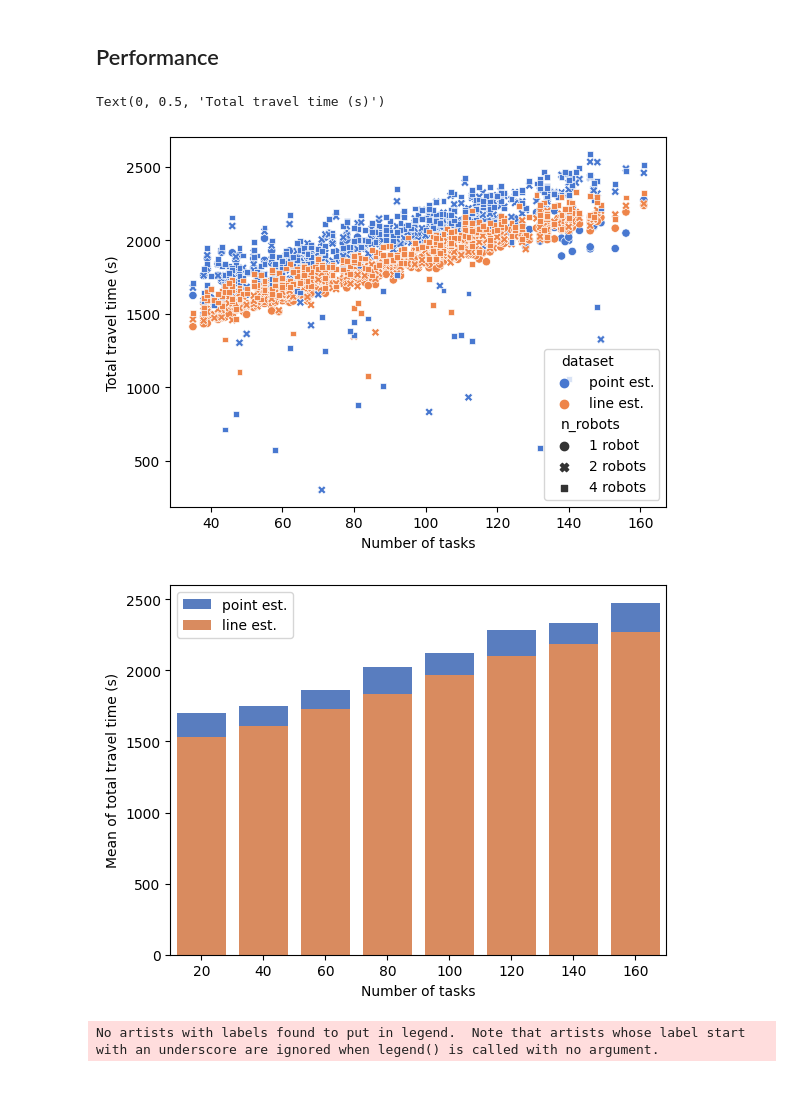
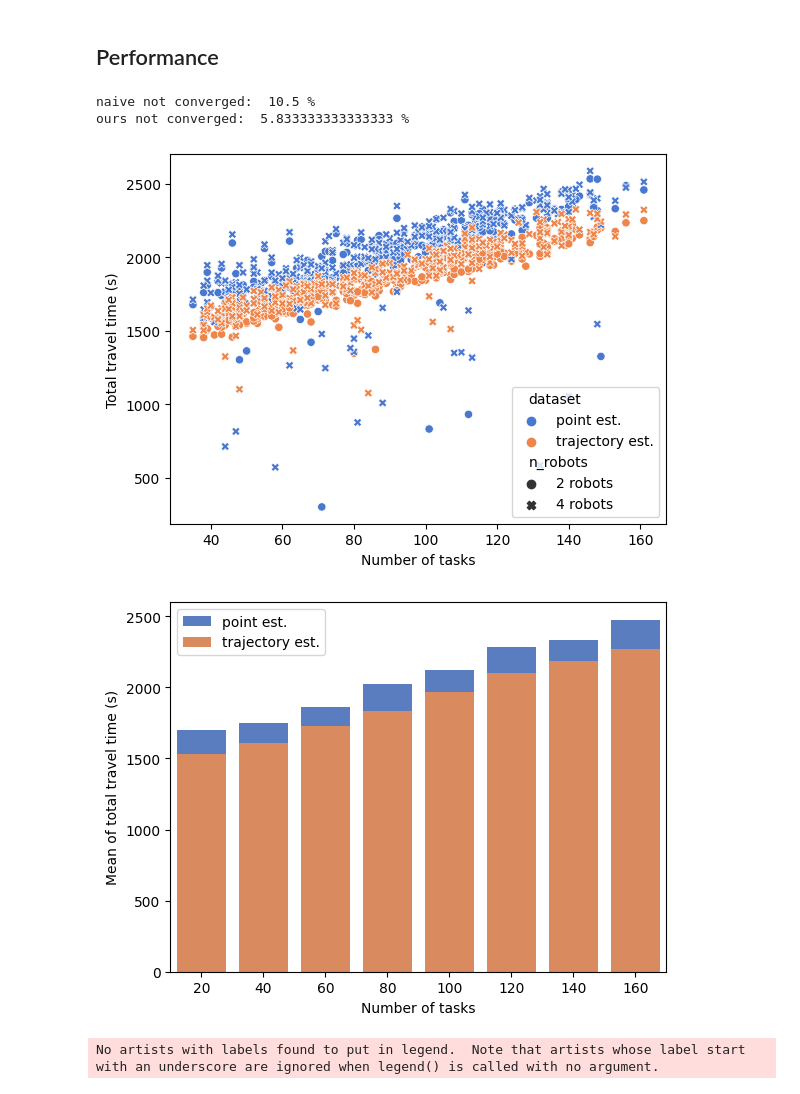
Before and after one commit to kasperg3/trajallocpy, a Jupyter notebook: plot_benchmarks.ipynb, the cells around one changed output. Cells and saved outputs as stored; diff of their text form; code cells hidden in the pictures.

```diff
--- a/plot_benchmarks.ipynb
+++ b/plot_benchmarks.ipynb
@@ -3,39 +3,48 @@
 # %%
 import pandas as pd
 import seaborn as sns
 import matplotlib.pyplot as plt
 import numpy as np
 ours_naive = "benchmarks/AC300/ours_naive_1robots_infcapacity_AC300.csv"
 ours = "benchmarks/AC300/ours_1robots_infcapacity_AC300.csv"
 ours_naive_2r = "benchmarks/AC300/ours_naive_2robots_1200capacity_AC300.csv"
 ours_2r = "benchmarks/AC300/ours_2robots_1200capacity_AC300.csv"
 ours_naive_4r = "benchmarks/AC300/ours_naive_4robots_600capacity_AC300.csv"
 ours_4r = "benchmarks/AC300/ours_4robots_600capacity_AC300.csv"
 # Create an empty list to hold the dataframes
 ours_naive_df = pd.read_csv(ours_naive)
 ours_df = pd.read_csv(ours)
 ours_naive_2r_df = pd.read_csv(ours_naive_2r)
 ours_2r_df = pd.read_csv(ours_2r)
 ours_naive_4r_df = pd.read_csv(ours_naive_4r)
 ours_4r_df = pd.read_csv(ours_4r)
 
 concatenated = pd.concat(
     [
-        ours_naive_df.assign(dataset="point est.").assign(n_robots="1 robot"),
-        ours_df.assign(dataset="line est.").assign(n_robots="1 robot"),
+        # ours_naive_df.assign(dataset="point est.").assign(n_robots="1 robot"),
+        # ours_df.assign(dataset="trajectory est.").assign(n_robots="1 robot"),
         ours_naive_2r_df.assign(dataset="point est.").assign(n_robots="2 robots"),
-        ours_2r_df.assign(dataset="line est.").assign(n_robots="2 robots"),
+        ours_2r_df.assign(dataset="trajectory est.").assign(n_robots="2 robots"),
         ours_naive_4r_df.assign(dataset="point est.").assign(n_robots="4 robots"),
-        ours_4r_df.assign(dataset="line est.").assign(n_robots="4 robots"),
+        ours_4r_df.assign(dataset="trajectory est.").assign(n_robots="4 robots"),
     ]
 )
 sns.set_palette('muted')
 sns.scatterplot(data=concatenated, x="num_tasks", y="totalRouteCosts", hue="dataset", style="n_robots")
 plt.xlabel('Number of tasks')
 plt.ylabel('Total travel time (s)')
+
+
+not_converged = concatenated[concatenated['iterations'] == 200]
+naive_not_converged = not_converged[not_converged['dataset'] == "point est."]
+ours_not_converged = not_converged[not_converged['dataset'] == "trajectory est."]
+
+print("naive not converged: ", len(naive_not_converged.index) / len(concatenated[concatenated['dataset'] == "point est."].index) * 100, "%" )
+print("ours not converged: ", len(ours_not_converged.index) / len(concatenated[concatenated['dataset'] == "trajectory est."].index) * 100, "%")
 # %% [output]
-Text(0, 0.5, 'Total travel time (s)')
+naive not converged:  10.5 %
+ours not converged:  5.833333333333333 %
-[figure, old version]
+[figure, new version]
 # %%
 ours_naive_df = pd.read_csv("benchmarks/AC300/ours_naive_2robots_1200capacity_AC300.csv")
 ours_naive_1r_df = pd.read_csv("benchmarks/AC300/ours_naive_1robots_infcapacity_AC300.csv")
@@ -46,22 +55,22 @@ ours_4r_df = pd.read_csv("benchmarks/AC300/ours_4robots_600capacity_AC300.csv")
 
 df1 = pd.concat(
     [
-        ours_df.assign(dataset="line est.").assign(n_robots="1 robot"),
-        ours_df.assign(dataset="line est.").assign(n_robots="2 robots"),
-        ours_4r_df.assign(dataset="line est.").assign(n_robots="4 robots"),
+        ours_df.assign(dataset="trajectory est.").assign(n_robots="1 robot"),
+        ours_df.assign(dataset="trajectory est.").assign(n_robots="2 robots"),
+        ours_4r_df.assign(dataset="trajectory est.").assign(n_robots="4 robots"),
     ]
 )
 
 df2 = pd.concat(
     [
-        ours_naive_df.assign(dataset="point est.").assign(n_robots="1 robot"),
-        ours_naive_df.assign(dataset="point est.").assign(n_robots="2 robots"),
-        ours_naive_4r_df.assign(dataset="point est.").assign(n_robots="4 robots"),
+        ours_naive_df.assign(dataset="trajectory est.").assign(n_robots="1 robot"),
+        ours_naive_df.assign(dataset="trajectory est.").assign(n_robots="2 robots"),
+        ours_naive_4r_df.assign(dataset="trajectory est.").assign(n_robots="4 robots"),
     ]
 )
 
 # Combine the two DataFrames into one
-df = pd.concat([df1, df2], keys=['line est.', 'point est.']).reset_index()
+df = pd.concat([df1, df2], keys=['trajectory est.', 'point est.']).reset_index()
 
 # Divide the DataFrame into bins of size 5
 bins = range(20, 199, 20)
@@ -74,13 +83,13 @@ pivot_df = pd.pivot_table(df, values='totalRouteCosts', index='group', columns='
 # Create a stacked bar chart with error bars using seaborn
 
 sns.barplot(x=pivot_df.index, y=pivot_df['point est.'], color=(0.2823529411764706, 0.47058823529411764, 0.8156862745098039), label='point est.')
-sns.barplot(x=pivot_df.index, y=pivot_df['line est.'], color=(0.9333333333333333, 0.5215686274509804, 0.2901960784313726), label='line est.')
+sns.barplot(x=pivot_df.index, y=pivot_df['trajectory est.'], color=(0.9333333333333333, 0.5215686274509804, 0.2901960784313726), label='trajectory est.')
 
 plt.xlabel('Number of tasks')
 plt.ylabel('Mean of total travel time (s)')
 plt.legend()
 plt.show()
 # %% [output]
-[figure, old version]
+[figure, new version]
 # %%
 # Combine the two DataFrames into one
```
Also changed, not shown: parts of 7 cells of this notebook, 2 other files.
